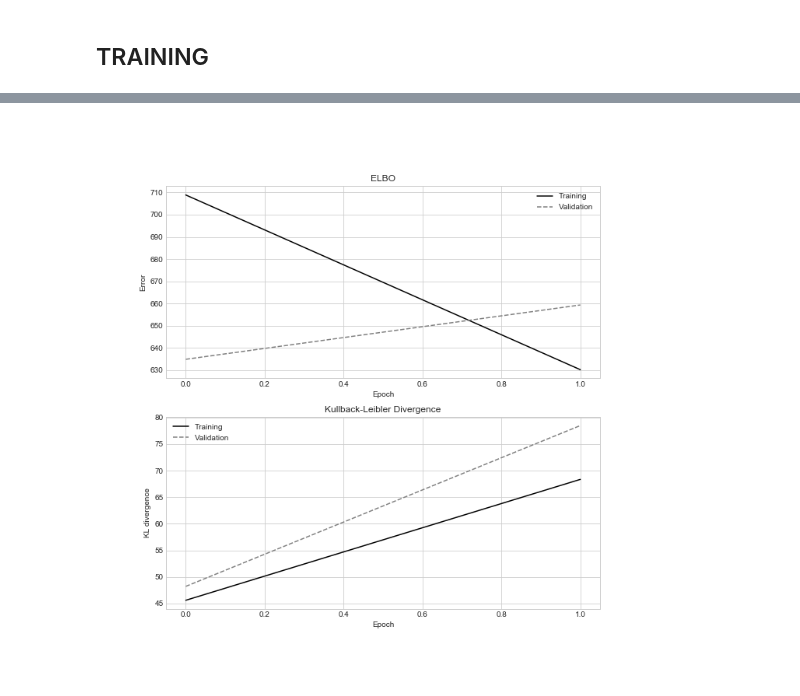
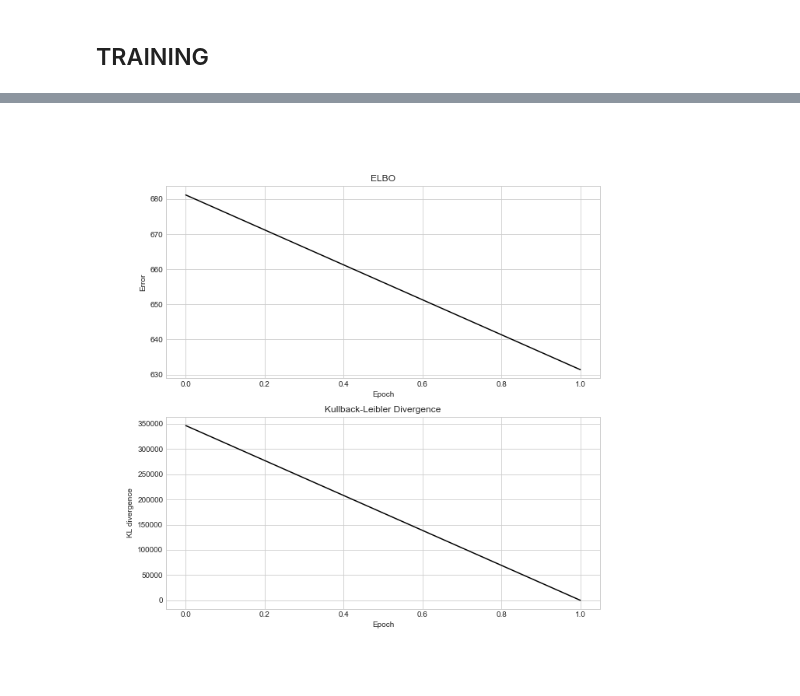
Before and after one commit to Variational-Autoencoder/MusicVAE, a Jupyter notebook: notebooks/MusicVAE Model and training.ipynb, the cells around one changed output, grey strips where cells are left out. Cells and saved outputs as stored; diff of their text form; code cells hidden in the pictures.

Commit message:
kl is very high but then it goes to a good value after the first epoch

```diff
--- a/notebooks/MusicVAE Model and training.ipynb
+++ b/notebooks/MusicVAE Model and training.ipynb
@@ -262,7 +262,7 @@ def ELBO_loss(y, t, mu, log_var, weight):
 
 # define our optimizer
 # The Adam optimizer works really well with VAEs.
-optimizer = optim.Adam(net.parameters(), lr=0.001)
+optimizer = optim.Adam(net.parameters(), lr=0.004)
 loss_function = ELBO_loss
 # %% [markdown]
 Testing if forward pass works
@@ -382,30 +382,30 @@ for epoch in range(num_epochs):
     train_kl.append(np.mean(batch_kl))
 
     # Evaluate, do not propagate gradients
-    with torch.no_grad():
-        net.eval()
+    #with torch.no_grad():
+    #    net.eval()
 
         # Just load a single batch from the test loader
-        x = next(iter(test_loader))
-        x = Variable(x['piano_rolls'].type('torch.FloatTensor'))
+    #    x = next(iter(test_loader))
+    #    x = Variable(x['piano_rolls'].type('torch.FloatTensor'))
 
-        x = x.to(device)
+    #    x = x.to(device)
 
-        outputs = net(x)
-        x_hat = outputs['x_hat']
-        mu, log_var = outputs['mu'], outputs['log_var']
-        z = outputs["z"]
+    #    outputs = net(x)
+    #    x_hat = outputs['x_hat']
+    #    mu, log_var = outputs['mu'], outputs['log_var']
+    #    z = outputs["z"]
 
-        elbo, kl = loss_function(x_hat, x, mu, log_var, 1.0)
+    #    elbo, kl = loss_function(x_hat, x, mu, log_var, 1.0)
 
         # We save the latent variable and reconstruction for later use
         # we will need them on the CPU to plot
-        x = x.to("cpu")
-        x_hat = x_hat.to("cpu")
-        z = z.detach().to("cpu").numpy()
+    #    x = x.to("cpu")
+    #    x_hat = x_hat.to("cpu")
+    #    z = z.detach().to("cpu").numpy()
 
-        valid_loss.append(elbo.item())
-        valid_kl.append(kl.item())
+    #    valid_loss.append(elbo.item())
+    #    valid_kl.append(kl.item())
 
     if epoch == 0:
         continue
@@ -421,8 +421,8 @@ for epoch in range(num_epochs):
     ax.set_ylabel('Error')
 
     ax.plot(np.arange(epoch+1), train_loss, color="black")
-    ax.plot(np.arange(epoch+1), valid_loss, color="gray", linestyle="--")
-    ax.legend(['Training', 'Validation'])
+    #ax.plot(np.arange(epoch+1), valid_loss, color="gray", linestyle="--")
+    #ax.legend(['Training', 'Validation'])
 
 
     # KL / reconstruction
@@ -434,8 +434,8 @@ for epoch in range(num_epochs):
 
 
     ax.plot(np.arange(epoch+1), train_kl, color="black")
-    ax.plot(np.arange(epoch+1), valid_kl, color="gray", linestyle="--")
-    ax.legend(['Training', 'Validation'])
+    #ax.plot(np.arange(epoch+1), valid_kl, color="gray", linestyle="--")
+    #ax.legend(['Training', 'Validation'])
 
     print("Epoch: {}, {} seconds elapsed".format(epoch, time.time() - start))
 
@@ -452 +452 @@ Epoch: 1, 379.3800082206726 seconds elapsed
-[figure, old version]
+[figure, new version]
```
Also changed, not shown: parts of 4 cells of this notebook.
